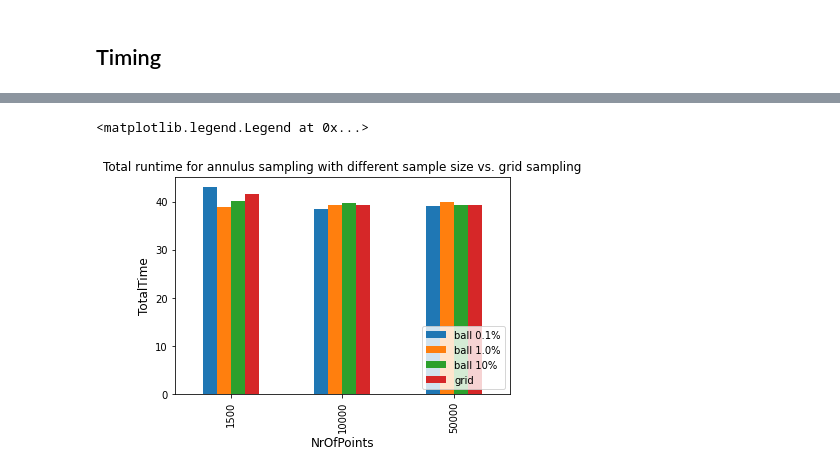
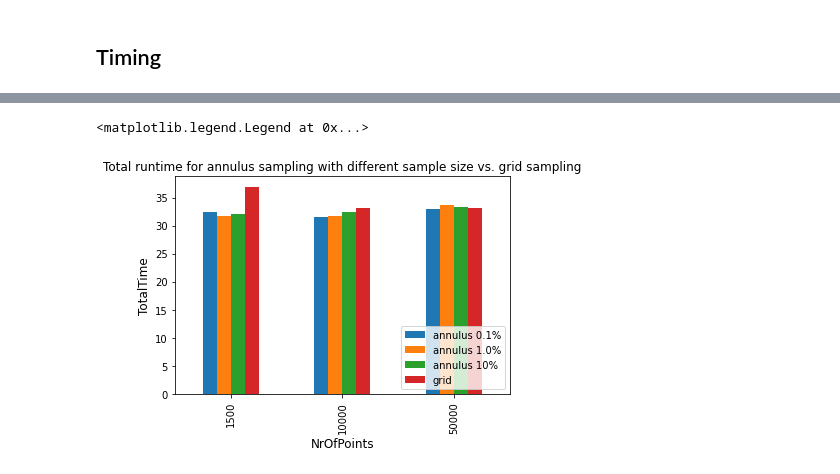
Before and after one commit to phuong-tm/2ima35-mpa, a Jupyter notebook: Report2/Analysis.ipynb, the cells around one changed output, grey strips where cells are left out. Drawn from its saved outputs; the diff is of its cells as text; code cells hidden in the pictures.

```diff
--- a/Report2/Analysis.ipynb
+++ b/Report2/Analysis.ipynb
@@ -201,18 +161,18 @@ runtime
 # %%
-ball_01 = [43.085000, 38.583667, 39.151000]
-ball_1 = [39.041667, 39.443000, 40.097000]
-ball_10 = [40.255333, 39.927000, 39.409333]
-grid = [41.774333, 39.512667, 39.358333]
+ball_01 = [32.498000, 31.522000, 32.974333]
+ball_1 = [31.732000, 31.650000, 33.624000]
+ball_10 = [32.052000, 32.364000, 33.365667]
+grid = [36.926000, 33.088000, 33.222333]
 index = ['1500', '10000', '50000']
-df = pd.DataFrame({'ball 0.1%': ball_01,
-                   'ball 1.0%': ball_1,
-                   'ball 10%': ball_10,
+df = pd.DataFrame({'annulus 0.1%': ball_01,
+                   'annulus 1.0%': ball_1,
+                   'annulus 10%': ball_10,
                    'grid': grid}, index=index)
 ax = df.plot.bar()
 ax.set_ylabel("TotalTime", size = 12)
 ax.set_xlabel("NrOfPoints", size = 12);
 ax.set_title("Total runtime for annulus sampling with different sample size vs. grid sampling")
 ax.legend(loc='lower right')
 # %% [output]
 <matplotlib.legend.Legend at 0x...>
-[figure, old version]
+[figure, new version]
```
Also changed, not shown: parts of 10 cells of this notebook, 1 other file.
